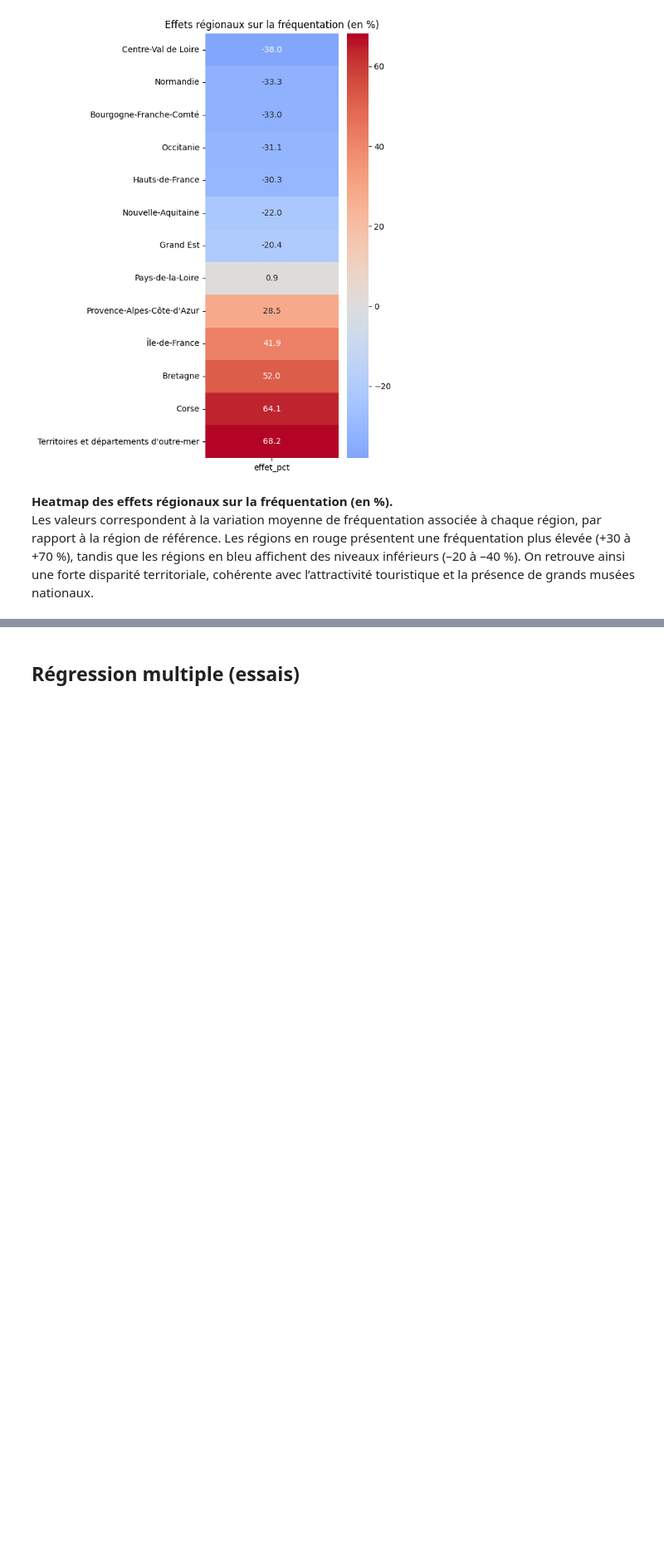
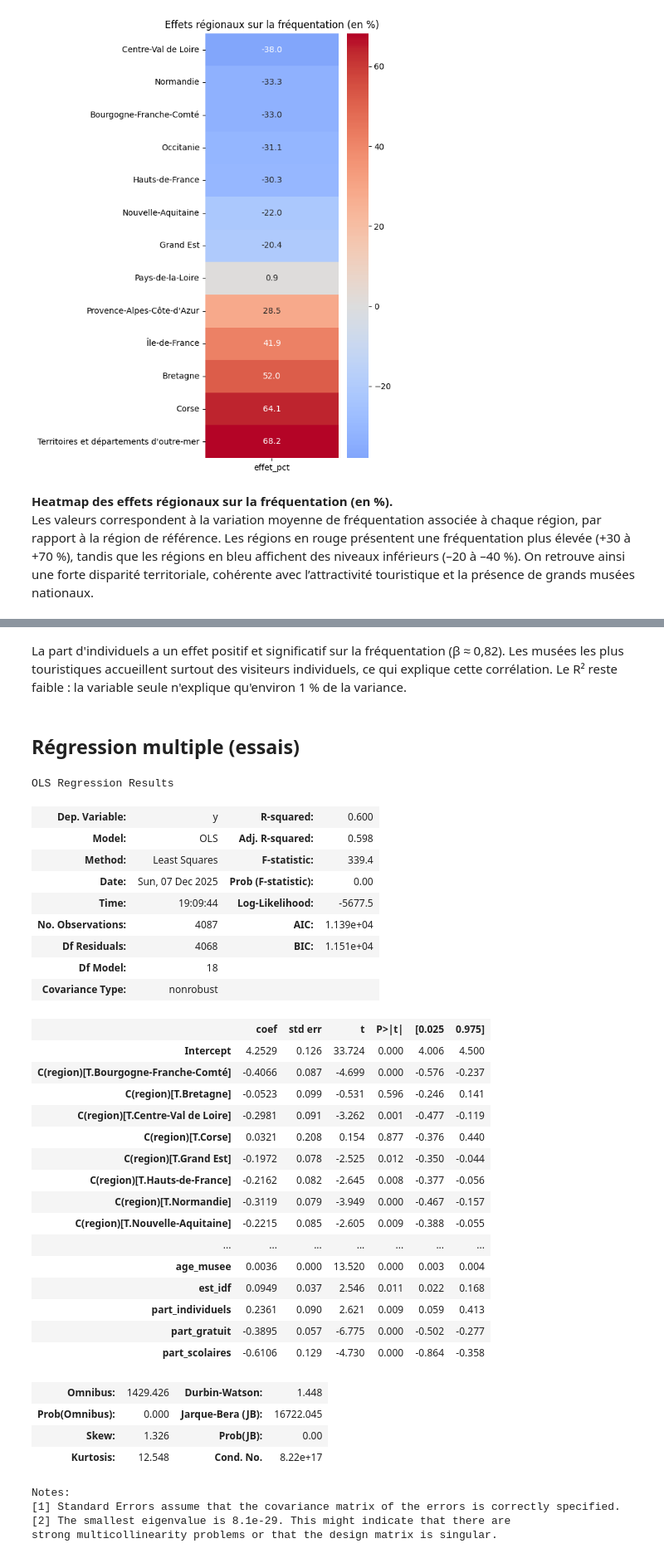
Before and after one commit to emmabezombes/prediction-musee, a Jupyter notebook: notebook/notebook_musees.ipynb, the cells around one changed output, grey strips where cells are left out. Shown at 83% size. Saved outputs shown, nothing was run; the diff lists cells and outputs as text; code cells hidden in the pictures; blank space fills up the shorter version.

```diff
--- a/notebook/notebook_musees.ipynb
+++ b/notebook/notebook_musees.ipynb
@@ -711,2 +767,57 @@ la présence de grands musées nationaux.
+# %% [markdown]
+La part d'individuels a un effet positif et significatif sur la fréquentation (β ≈ 0,82).
+Les musées les plus touristiques accueillent surtout des visiteurs individuels, ce qui
+explique cette corrélation. Le R² reste faible : la variable seule n'explique qu'environ 1 %
+de la variance.
 # %% [markdown]
 ## Régression multiple (essais)
+# %%
+import statsmodels.formula.api as smf
+
+formula_multi = """
+y ~ lag_y
+    + age_musee
+    + est_idf
+    + part_individuels
+    + part_gratuit
+    + part_scolaires
+    + C(region)
+"""
+
+model_multi = smf.ols(formula=formula_multi, data=df_reg).fit()
+model_multi.summary()
+# %% [output]
+OLS Regression Results
+| Dep. Variable: | y | R-squared: | 0.600 |
+| Model: | OLS | Adj. R-squared: | 0.598 |
+| Method: | Least Squares | F-statistic: | 339.4 |
+| Date: | Sun, 07 Dec 2025 | Prob (F-statistic): | 0.00 |
+| Time: | 19:09:44 | Log-Likelihood: | -5677.5 |
+| No. Observations: | 4087 | AIC: | 1.139e+04 |
+| Df Residuals: | 4068 | BIC: | 1.151e+04 |
+| Df Model: | 18 |  |  |
+| Covariance Type: | nonrobust |  |  |
+|  | coef | std err | t | P>|t| | [0.025 | 0.975] |
+| Intercept | 4.2529 | 0.126 | 33.724 | 0.000 | 4.006 | 4.500 |
+| C(region)[T.Bourgogne-Franche-Comté] | -0.4066 | 0.087 | -4.699 | 0.000 | -0.576 | -0.237 |
+| C(region)[T.Bretagne] | -0.0523 | 0.099 | -0.531 | 0.596 | -0.246 | 0.141 |
+| C(region)[T.Centre-Val de Loire] | -0.2981 | 0.091 | -3.262 | 0.001 | -0.477 | -0.119 |
+| C(region)[T.Corse] | 0.0321 | 0.208 | 0.154 | 0.877 | -0.376 | 0.440 |
+| C(region)[T.Grand Est] | -0.1972 | 0.078 | -2.525 | 0.012 | -0.350 | -0.044 |
+| C(region)[T.Hauts-de-France] | -0.2162 | 0.082 | -2.645 | 0.008 | -0.377 | -0.056 |
+| C(region)[T.Normandie] | -0.3119 | 0.079 | -3.949 | 0.000 | -0.467 | -0.157 |
+| C(region)[T.Nouvelle-Aquitaine] | -0.2215 | 0.085 | -2.605 | 0.009 | -0.388 | -0.055 |
+| ... | ... | ... | ... | ... | ... | ... |
+| age_musee | 0.0036 | 0.000 | 13.520 | 0.000 | 0.003 | 0.004 |
+| est_idf | 0.0949 | 0.037 | 2.546 | 0.011 | 0.022 | 0.168 |
+| part_individuels | 0.2361 | 0.090 | 2.621 | 0.009 | 0.059 | 0.413 |
+| part_gratuit | -0.3895 | 0.057 | -6.775 | 0.000 | -0.502 | -0.277 |
+| part_scolaires | -0.6106 | 0.129 | -4.730 | 0.000 | -0.864 | -0.358 |
+| Omnibus: | 1429.426 | Durbin-Watson: | 1.448 |
+| Prob(Omnibus): | 0.000 | Jarque-Bera (JB): | 16722.045 |
+| Skew: | 1.326 | Prob(JB): | 0.00 |
+| Kurtosis: | 12.548 | Cond. No. | 8.22e+17 |
+Notes:
+[1] Standard Errors assume that the covariance matrix of the errors is correctly specified.
+[2] The smallest eigenvalue is 8.1e-29. This might indicate that there are
+strong multicollinearity problems or that the design matrix is singular.
```
Also changed, not shown: parts of 7 cells of this notebook.
